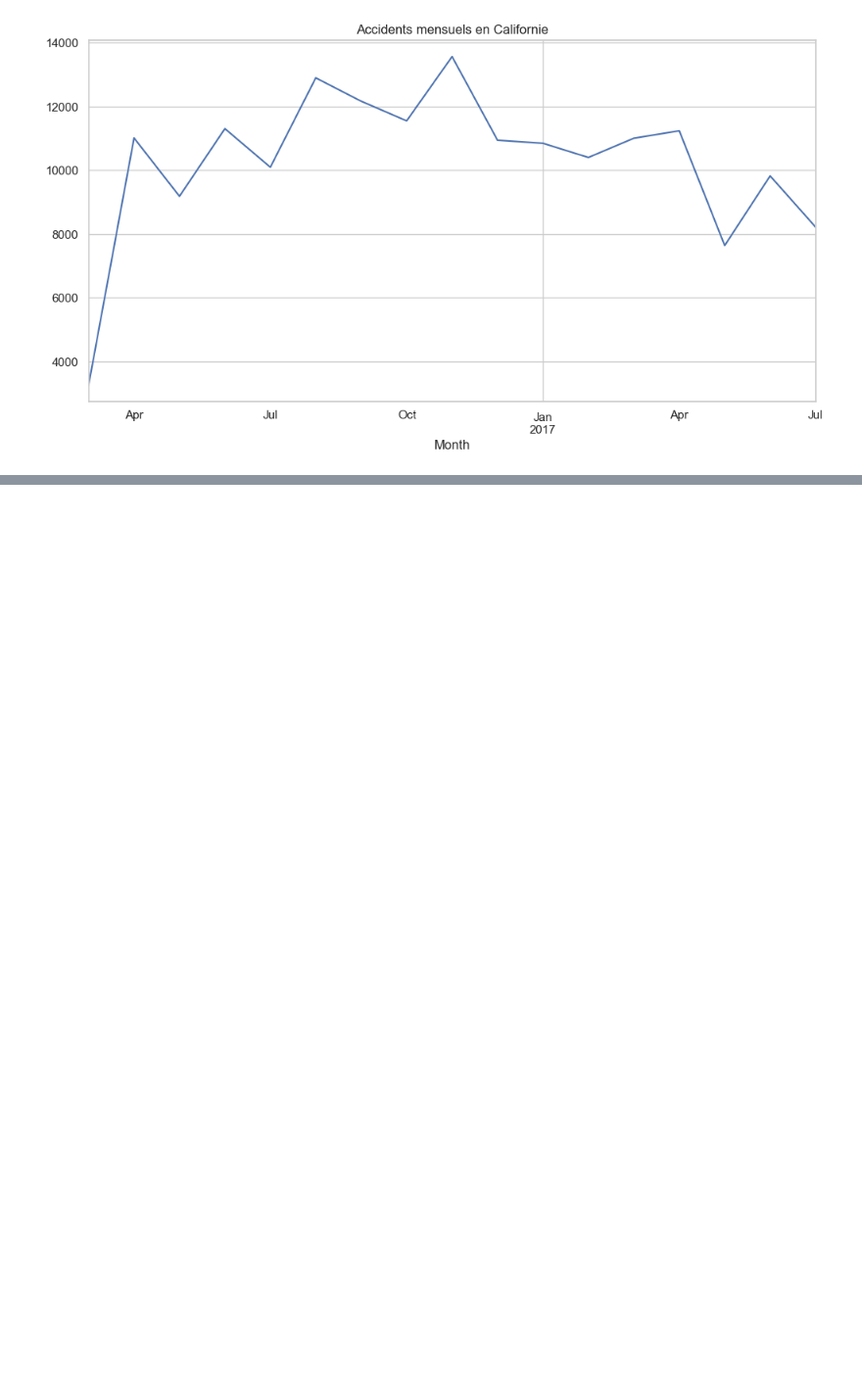
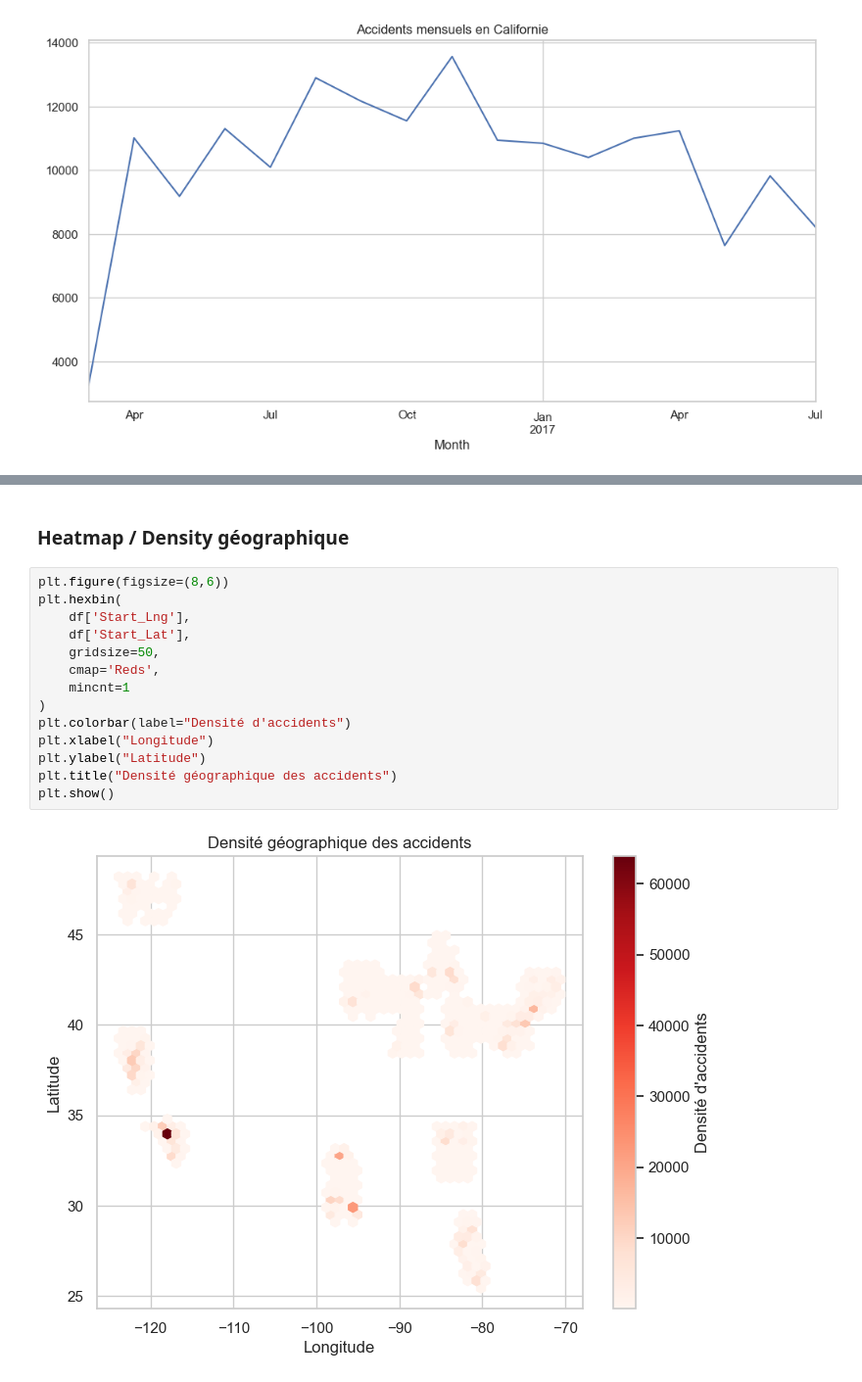
Before and after one commit to fatimazahraBe/Analyse-Statistique-Avanc-e-des-Accidents-de-la-Route-aux-tats-Unis, a Jupyter notebook: 03_statistiques/statistique_Géo.ipynb, the cells around one changed output, grey strips where cells are left out. Shown at 98% size. Saved outputs shown, nothing was run; the diff lists cells and outputs as text; blank space fills up the shorter version.

```diff
--- a/03_statistiques/statistique_Géo.ipynb
+++ b/03_statistiques/statistique_Géo.ipynb
@@ -271,0 +305,18 @@ plt.show()
+# %% [markdown]
+### Heatmap / Density géographique
+# %%
+plt.figure(figsize=(8,6))
+plt.hexbin(
+    df['Start_Lng'],
+    df['Start_Lat'],
+    gridsize=50,
+    cmap='Reds',
+    mincnt=1
+)
+plt.colorbar(label="Densité d'accidents")
+plt.xlabel("Longitude")
+plt.ylabel("Latitude")
+plt.title("Densité géographique des accidents")
+plt.show()
+# %% [output]
+[figure, added]
```
Also changed, not shown: parts of 14 cells of this notebook, 2 other files.
